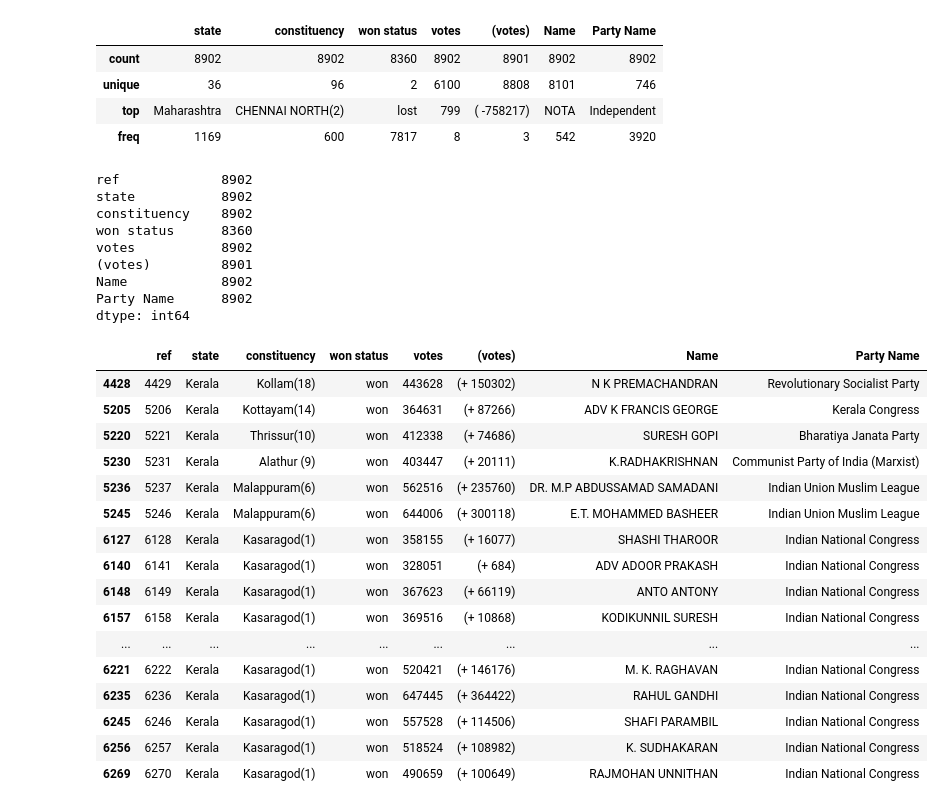
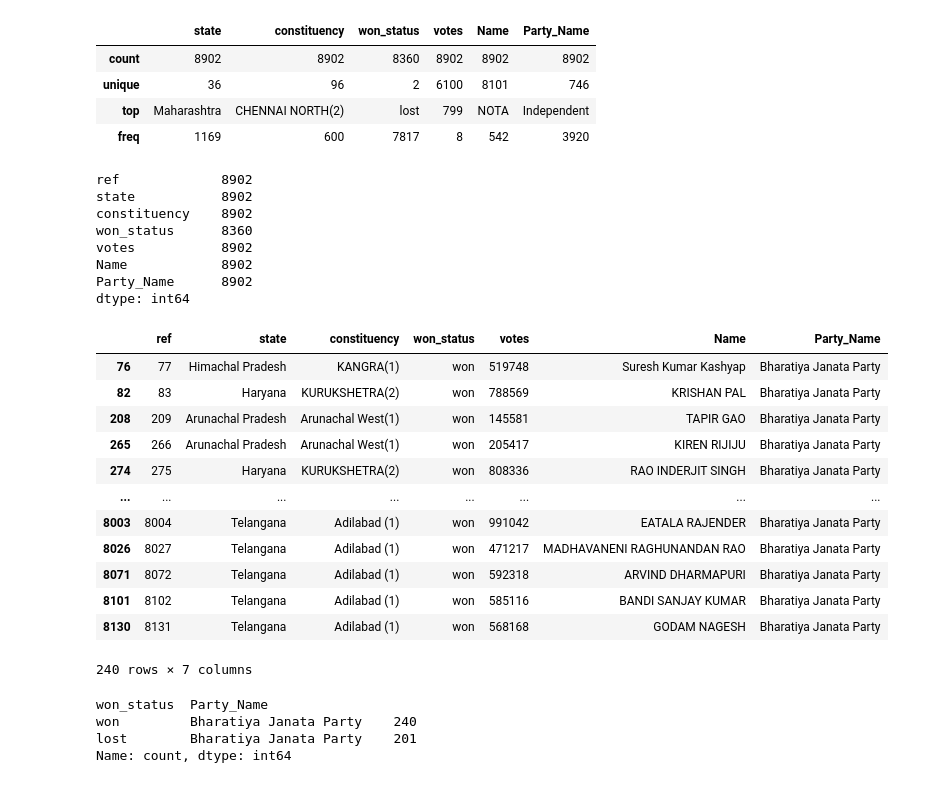
Before and after one commit to hp5099499/internship-ojt-, a Jupyter notebook: Untitled.ipynb, the cells around one changed output. Drawn from its saved outputs; the diff is of its cells as text; code cells hidden in the pictures.

```diff
--- a/Untitled.ipynb
+++ b/Untitled.ipynb
@@ -4,3 +5,4 @@ import matplotlib.pyplot as plt
 import numpy as np
 # %%
-df=pd.read_csv("election.csv")
+df=pd.read_csv("election_results.csv")
+df.head()
@@ -56,42 +51,46 @@ dtype: int64
 # %%
-
+# describing the data
 df.describe(include=['object'])
 # %% [output]
-|  | state | constituency | won status | votes | (votes) | Name | Party Name |
-| count | 8902 | 8902 | 8360 | 8902 | 8901 | 8902 | 8902 |
-| unique | 36 | 96 | 2 | 6100 | 8808 | 8101 | 746 |
-| top | Maharashtra | CHENNAI NORTH(2) | lost | 799 | ( -758217) | NOTA | Independent |
-| freq | 1169 | 600 | 7817 | 8 | 3 | 542 | 3920 |
+|  | state | constituency | won_status | votes | Name | Party_Name |
+| count | 8902 | 8902 | 8360 | 8902 | 8902 | 8902 |
+| unique | 36 | 96 | 2 | 6100 | 8101 | 746 |
+| top | Maharashtra | CHENNAI NORTH(2) | lost | 799 | NOTA | Independent |
+| freq | 1169 | 600 | 7817 | 8 | 542 | 3920 |
-# %%
-df.count()
-# %% [output]
-ref             8902
-state           8902
-constituency    8902
-won status      8360
-votes           8902
-(votes)         8901
-Name            8902
-Party Name      8902
-dtype: int64
+# %%
+# data count in each row
+df.count()
+# %% [output]
+ref             8902
+state           8902
+constituency    8902
+won_status      8360
+votes           8902
+Name            8902
+Party_Name      8902
+dtype: int64
 # %%
 # list of canddate who has elected in a particular party
-df[(df['won status']=="won")&(df['state']=="Kerala")]
+df[(df.won_status=="won")&(df.Party_Name=="Bharatiya Janata Party")]
 # %% [output]
-|  | ref | state | constituency | won status | votes | (votes) | Name | Party Name |
-| 4428 | 4429 | Kerala | Kollam(18) | won | 443628 | (+ 150302) | N K PREMACHANDRAN | Revolutionary Socialist Party |
-| 5205 | 5206 | Kerala | Kottayam(14) | won | 364631 | (+ 87266) | ADV K FRANCIS GEORGE | Kerala Congress |
-| 5220 | 5221 | Kerala | Thrissur(10) | won | 412338 | (+ 74686) | SURESH GOPI | Bharatiya Janata Party |
-| 5230 | 5231 | Kerala | Alathur (9) | won | 403447 | (+ 20111) | K.RADHAKRISHNAN | Communist Party of India (Marxist) |
-| 5236 | 5237 | Kerala | Malappuram(6) | won | 562516 | (+ 235760) | DR. M.P ABDUSSAMAD SAMADANI | Indian Union Muslim League |
-| 5245 | 5246 | Kerala | Malappuram(6) | won | 644006 | (+ 300118) | E.T. MOHAMMED BASHEER | Indian Union Muslim League |
-| 6127 | 6128 | Kerala | Kasaragod(1) | won | 358155 | (+ 16077) | SHASHI THAROOR | Indian National Congress |
-| 6140 | 6141 | Kerala | Kasaragod(1) | won | 328051 | (+ 684) | ADV ADOOR PRAKASH | Indian National Congress |
-| 6148 | 6149 | Kerala | Kasaragod(1) | won | 367623 | (+ 66119) | ANTO ANTONY | Indian National Congress |
-| 6157 | 6158 | Kerala | Kasaragod(1) | won | 369516 | (+ 10868) | KODIKUNNIL SURESH | Indian National Congress |
-| ... | ... | ... | ... | ... | ... | ... | ... | ... |
-| 6221 | 6222 | Kerala | Kasaragod(1) | won | 520421 | (+ 146176) | M. K. RAGHAVAN | Indian National Congress |
-| 6235 | 6236 | Kerala | Kasaragod(1) | won | 647445 | (+ 364422) | RAHUL GANDHI | Indian National Congress |
-| 6245 | 6246 | Kerala | Kasaragod(1) | won | 557528 | (+ 114506) | SHAFI PARAMBIL | Indian National Congress |
-| 6256 | 6257 | Kerala | Kasaragod(1) | won | 518524 | (+ 108982) | K. SUDHAKARAN | Indian National Congress |
-| 6269 | 6270 | Kerala | Kasaragod(1) | won | 490659 | (+ 100649) | RAJMOHAN UNNITHAN | Indian National Congress |
+|  | ref | state | constituency | won_status | votes | Name | Party_Name |
+| 76 | 77 | Himachal Pradesh | KANGRA(1) | won | 519748 | Suresh Kumar Kashyap | Bharatiya Janata Party |
+| 82 | 83 | Haryana | KURUKSHETRA(2) | won | 788569 | KRISHAN PAL | Bharatiya Janata Party |
+| 208 | 209 | Arunachal Pradesh | Arunachal West(1) | won | 145581 | TAPIR GAO | Bharatiya Janata Party |
+| 265 | 266 | Arunachal Pradesh | Arunachal West(1) | won | 205417 | KIREN RIJIJU | Bharatiya Janata Party |
+| 274 | 275 | Haryana | KURUKSHETRA(2) | won | 808336 | RAO INDERJIT SINGH | Bharatiya Janata Party |
+| ... | ... | ... | ... | ... | ... | ... | ... |
+| 8003 | 8004 | Telangana | Adilabad (1) | won | 991042 | EATALA RAJENDER | Bharatiya Janata Party |
+| 8026 | 8027 | Telangana | Adilabad (1) | won | 471217 | MADHAVANENI RAGHUNANDAN RAO | Bharatiya Janata Party |
+| 8071 | 8072 | Telangana | Adilabad (1) | won | 592318 | ARVIND DHARMAPURI | Bharatiya Janata Party |
+| 8101 | 8102 | Telangana | Adilabad (1) | won | 585116 | BANDI SANJAY KUMAR | Bharatiya Janata Party |
+| 8130 | 8131 | Telangana | Adilabad (1) | won | 568168 | GODAM NAGESH | Bharatiya Janata Party |
+240 rows × 7 columns
+# %%
+# extraction of seats won by the party seperately
+df.loc[df.Party_Name=="Bharatiya Janata Party",['won_status','Party_Name']].value_counts()
+# %% [output]
+won_status  Party_Name
+won         Bharatiya Janata Party    240
+lost        Bharatiya Janata Party    201
+Name: count, dtype: int64
```
Also changed, not shown: parts of 19 cells of this notebook, 3 other files.
